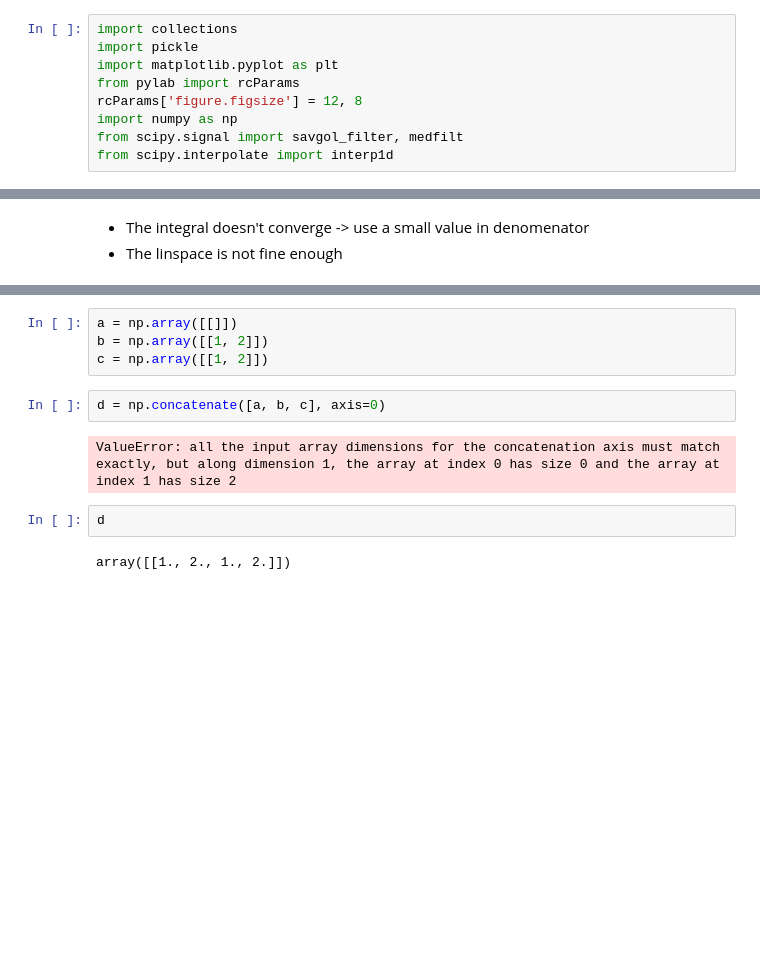
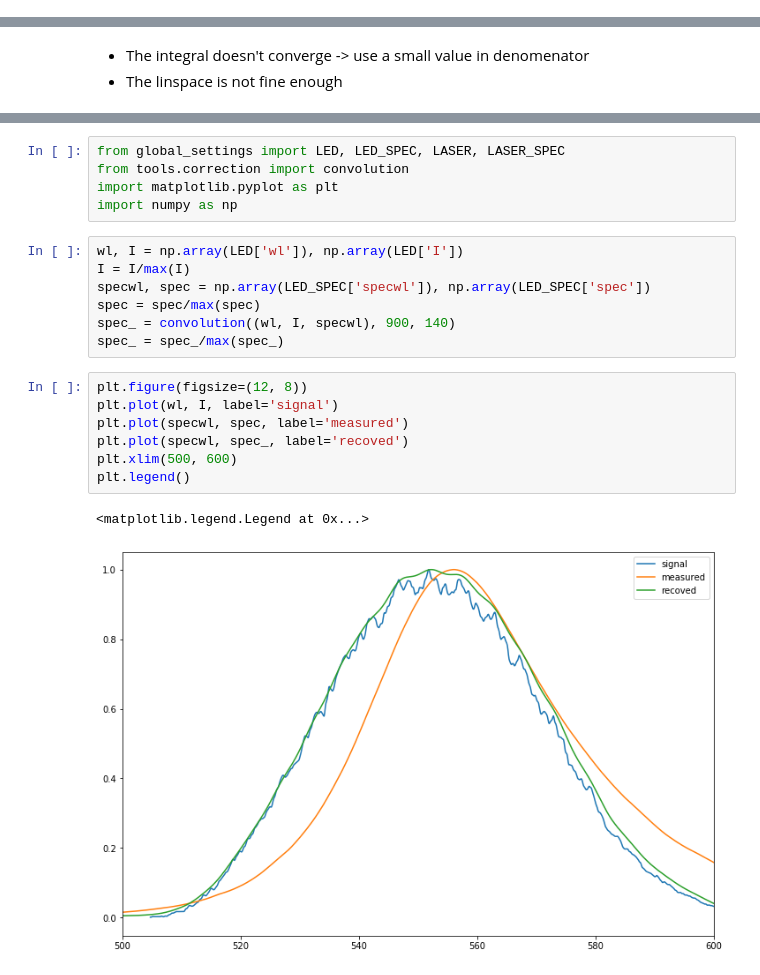
Before and after one commit to JerryLiuMY/OPMD, a Jupyter notebook: src/Test.ipynb, the cells around one changed output, grey strips where cells are left out. Drawn from its saved outputs; the diff is of its cells as text; blank space fills up the shorter version.

```diff
--- a/src/Test.ipynb
+++ b/src/Test.ipynb
@@ -143,9 +66,0 @@ def read_smooth_spectrum(wls, spec, darkframe=None):
-# %%
-import collections
-import pickle
-import matplotlib.pyplot as plt
-from pylab import rcParams
-rcParams['figure.figsize'] = 12, 8
-import numpy as np
-from scipy.signal import savgol_filter, medfilt
-from scipy.interpolate import interp1d
@@ -384,12 +171,22 @@ specwl[np.argmax(spec)]
-# %%
-a = np.array([[]])
-b = np.array([[1, 2]])
-c = np.array([[1, 2]])
-# %%
-d = np.concatenate([a, b, c], axis=0)
-# %% [output]
-ValueError: all the input array dimensions for the concatenation axis must match exactly, but along dimension 1, the array at index 0 has size 0 and the array at index 1 has size 2
-# %%
-d
-# %% [output]
-array([[1., 2., 1., 2.]])
+# %%
+from global_settings import LED, LED_SPEC, LASER, LASER_SPEC
+from tools.correction import convolution
+import matplotlib.pyplot as plt
+import numpy as np
+# %%
+wl, I = np.array(LED['wl']), np.array(LED['I'])
+I = I/max(I)
+specwl, spec = np.array(LED_SPEC['specwl']), np.array(LED_SPEC['spec'])
+spec = spec/max(spec)
+spec_ = convolution((wl, I, specwl), 900, 140)
+spec_ = spec_/max(spec_)
+# %%
+plt.figure(figsize=(12, 8))
+plt.plot(wl, I, label='signal')
+plt.plot(specwl, spec, label='measured')
+plt.plot(specwl, spec_, label='recoved')
+plt.xlim(500, 600)
+plt.legend()
+# %% [output]
+<matplotlib.legend.Legend at 0x...>
+[figure, added]
```
Also changed, not shown: parts of 26 cells of this notebook, 13 other files.
